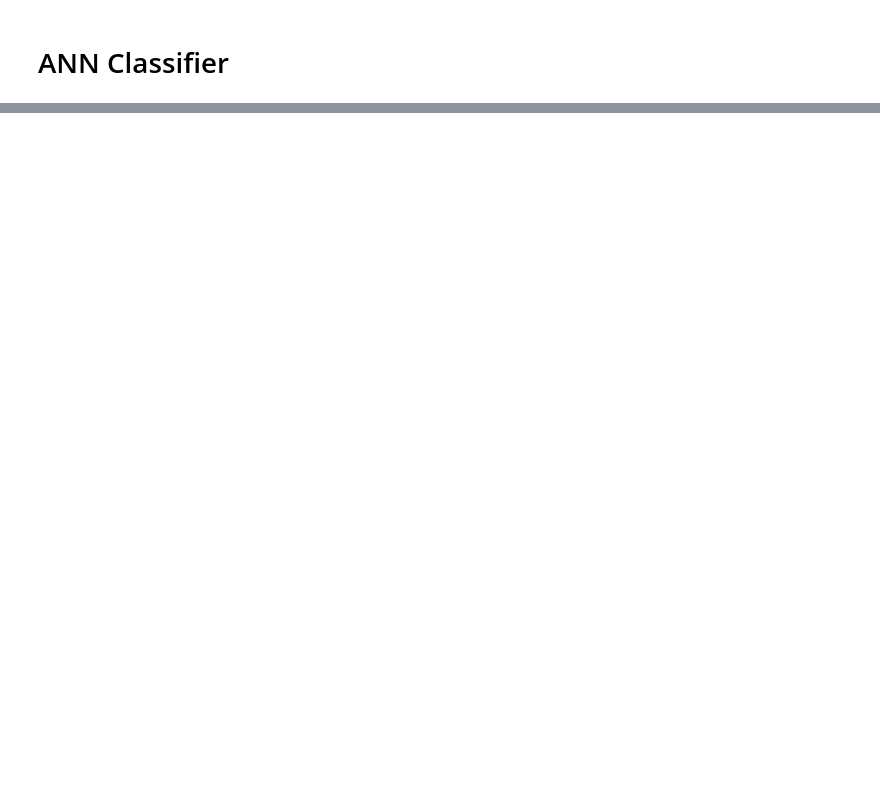
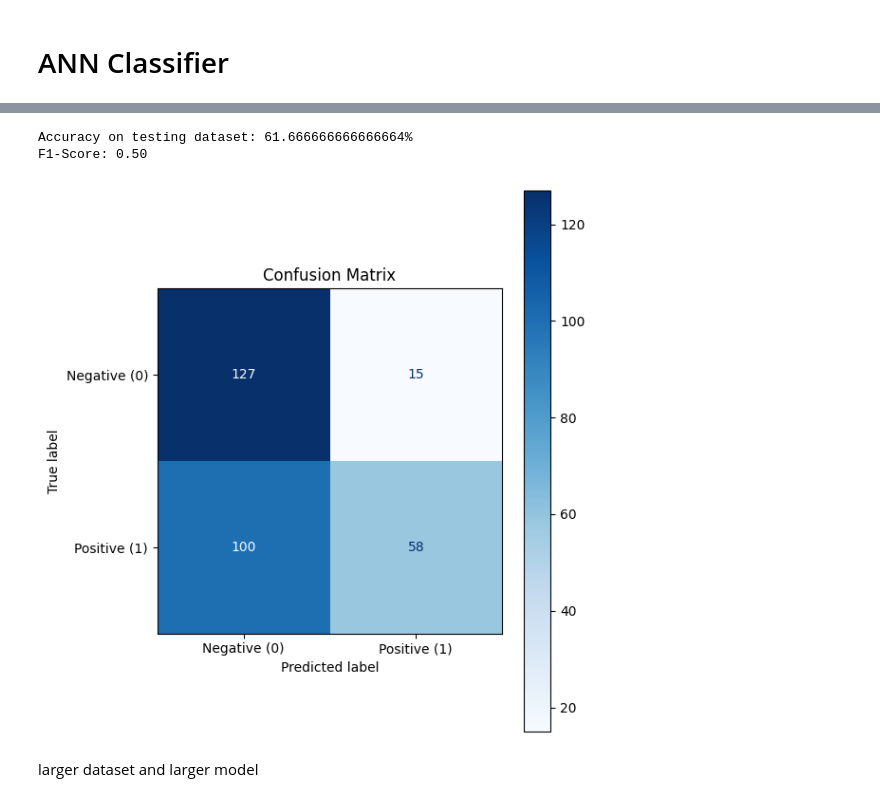
Before and after one commit to juliusatgit/AdvancedDeepLearning, a Jupyter notebook: Lab_1/Practical_1.ipynb, the cells around one changed output, grey strips where cells are left out. Cells and saved outputs as stored; diff of their text form; code cells hidden in the pictures; blank space fills up the shorter version.

Commit message:
Added word2vec model & evaluation of ANN trained on w2v datasets

```diff
--- a/Lab_1/Practical_1.ipynb
+++ b/Lab_1/Practical_1.ipynb
@@ -118,0 +134,5 @@ test_loader_large = DataLoader(TensorDataset(test_x_tensor_l, test_y_tensor_l),
+# %%
+sentences = list(X_train) + list(X_val) + list(X_test)
+
+# Tokenize sentences
+tokenized_sentences = [word_tokenize(sentence.lower()) for sentence in sentences]
@@ -119,3 +170,20 @@ test_loader_large = DataLoader(TensorDataset(test_x_tensor_l, test_y_tensor_l),
 # %%
-# # load pretrained word2vec model
-# word_vectors = api.load("glove-wiki-gigaword-100")
+# # Convert all sentences to embeddings for the datasets
+# train_x_tensor_w2v = torch.stack([sentence_to_vec(sentence, word2vec_model, embedding_dim) for sentence in X_train])
+# train_y_tensor_w2v = torch.tensor(y_train, dtype=torch.float32)  # Binary labels as float32
+
+# val_x_tensor_w2v = torch.stack([sentence_to_vec(sentence, word2vec_model, embedding_dim) for sentence in X_val])
+# val_y_tensor_w2v = torch.tensor(y_val, dtype=torch.float32)
+
+# test_x_tensor_w2v = torch.stack([sentence_to_vec(sentence, word2vec_model, embedding_dim) for sentence in X_test])
+# test_y_tensor_w2v = torch.tensor(y_test, dtype=torch.float32)
+
+# Create Tensor datasets
+train_x_tensor_w2v, train_y_tensor_w2v = create_dataset(X_train, y_train, word2vec_model)
+val_x_tensor_w2v, val_y_tensor_w2v = create_dataset(X_val, y_val, word2vec_model)
+test_x_tensor_w2v, test_y_tensor_w2v = create_dataset(X_test, y_test, word2vec_model)
+
+# Build datasets and DataLoaders
+train_loader_w2v = DataLoader(TensorDataset(train_x_tensor_w2v, train_y_tensor_w2v), batch_size=32, shuffle=True)
+val_loader_w2v = DataLoader(TensorDataset(val_x_tensor_w2v, val_y_tensor_w2v), batch_size=32, shuffle=False)
+test_loader_w2v = DataLoader(TensorDataset(test_x_tensor_w2v, test_y_tensor_w2v), batch_size=32, shuffle=False)
@@ -385,0 +508,8 @@ F1-Score: 0.89
+# %%
+model_name ='amazonclasssimplew2v'
+input_size = train_x_tensor_w2v.shape[1]
+model = SimpleANNClassifier(input_size, model_name)
+criterion = nn.BCELoss()
+optimizer = optim.AdamW(model.parameters(), lr=0.001, weight_decay=1e-5)
+
+trained_model = train_model(model, criterion, optimizer, train_loader_w2v, val_loader_w2v, num_epochs=500)
@@ -385,0 +534,16 @@ F1-Score: 0.89
+# %%
+# Load best model
+model = SimpleANNClassifier(input_size, model_name)
+model.load_state_dict(torch.load(model.name))
+
+# Evaluate best model
+_, test_acc, labels, preds = test_model(model=model, loader=test_loader_w2v, criterion=criterion, input_size=input_size)
+print(f'Accuracy on testing dataset: {test_acc}%')
+print(f'F1-Score: {f1_score(labels, preds):.2f}')
+plot_confusion_matrix(labels, preds)
+# %% [output]
+Accuracy on testing dataset: 61.666666666666664%
+F1-Score: 0.50
+[figure, added]
+# %% [markdown]
+larger dataset and larger model
```
Also changed, not shown: parts of 34 cells of this notebook.
